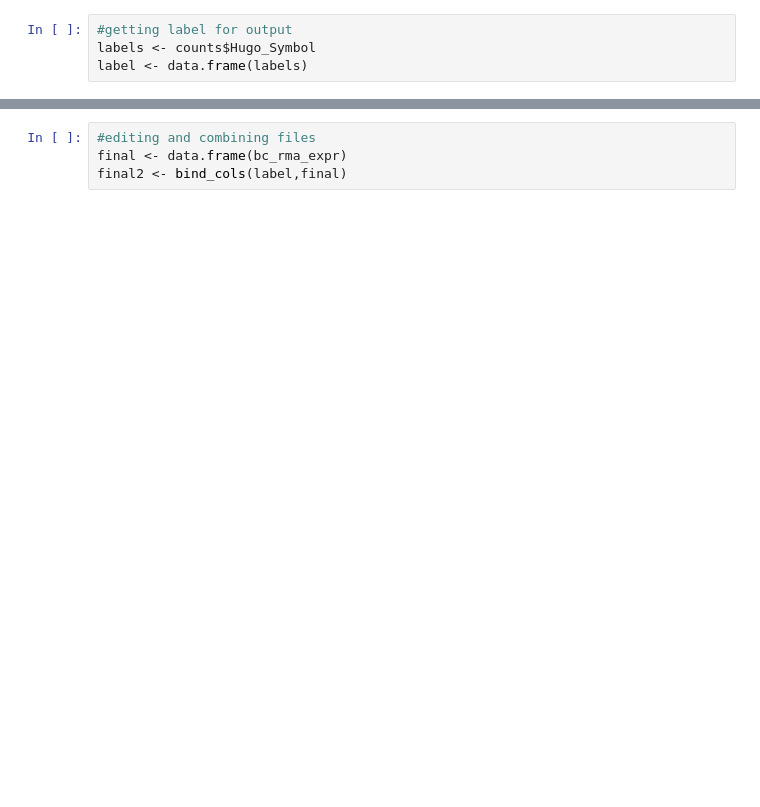
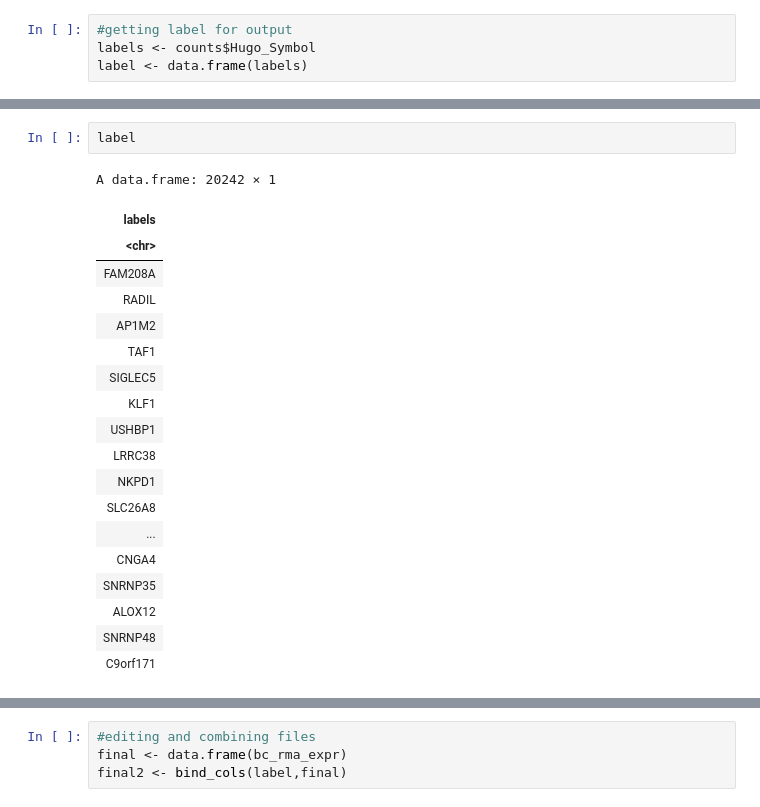
Before and after one commit to fogg-lab/gene-platform, a Jupyter notebook: batch-correction/rna_ported.ipynb, the cells around one changed output, grey strips where cells are left out. Cells and saved outputs as stored; diff of their text form; blank space fills up the shorter version.

```diff
--- a/batch-correction/rna_ported.ipynb
+++ b/batch-correction/rna_ported.ipynb
@@ -78,0 +109,22 @@ NULL
+# %%
+label
+# %% [output]
+A data.frame: 20242 × 1
+| labels |
+| <chr> |
+| FAM208A |
+| RADIL |
+| AP1M2 |
+| TAF1 |
+| SIGLEC5 |
+| KLF1 |
+| USHBP1 |
+| LRRC38 |
+| NKPD1 |
+| SLC26A8 |
+| ... |
+| CNGA4 |
+| SNRNP35 |
+| ALOX12 |
+| SNRNP48 |
+| C9orf171 |
```
Also changed, not shown: parts of 11 cells of this notebook, 7 other files.
